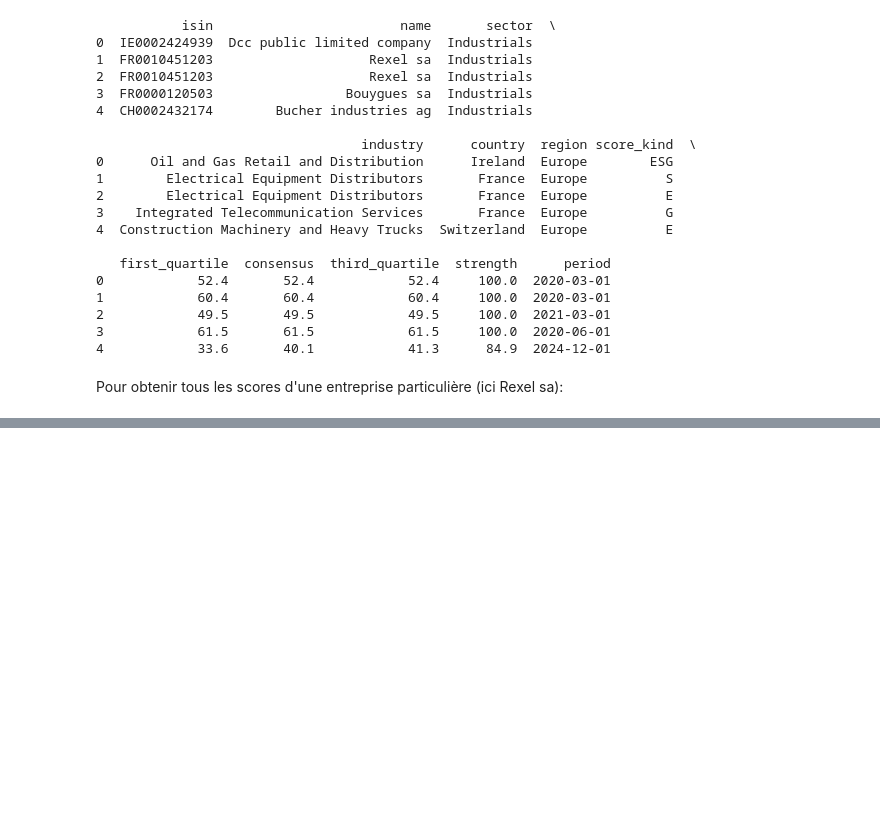
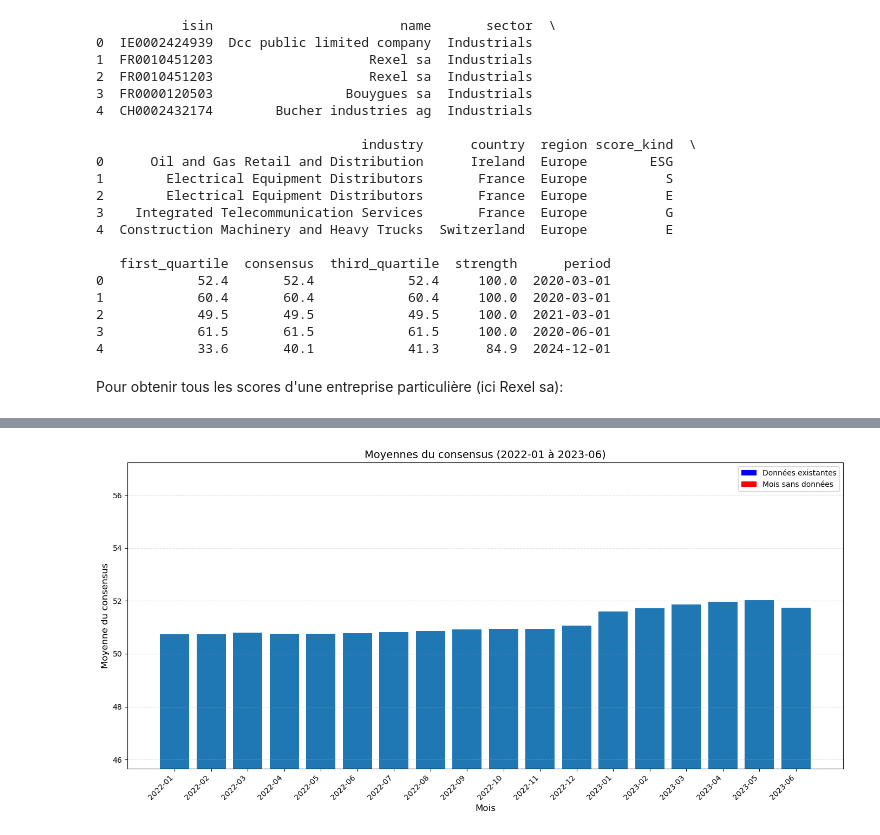
Before and after one commit to VictorienMarette/Statapp_Valuco, a Jupyter notebook: entrepriseinteret.ipynb, the cells around one changed output, grey strips where cells are left out. Saved outputs shown, nothing was run; the diff lists cells and outputs as text; code cells hidden in the pictures; blank space fills up the shorter version.

```diff
--- a/entrepriseinteret.ipynb
+++ b/entrepriseinteret.ipynb
@@ -41,0 +154,32 @@ result = get_company_data(company)
+# %%
+df['period'] = pd.to_datetime(df['period'])
+period_start = '2022-01'
+period_end = '2023-06'
+
+# Création de l'échelle temporelle complète
+full_months = pd.period_range(start=period_start, end=period_end, freq='M')
+
+# Calcul des moyennes avec tous les mois forcés
+moyennes = (
+    df.groupby(df['period'].dt.to_period('M'))['consensus']
+    .mean()
+    .reindex(full_months)
+)
+plt.figure(figsize=(14, 7))
+plt.bar(moyennes.index.astype(str), moyennes.fillna(0))
+plt.title(f"Moyennes du consensus ({period_start} à {period_end})", fontsize=14)
+plt.xlabel("Mois", fontsize=12)
+plt.ylabel("Moyenne du consensus", fontsize=12)
+plt.xticks(rotation=45, ha='right')
+plt.legend(handles=legend_elements)
+plt.axhline(0, color='black', linewidth=0.8)
+if not moyennes.isna().all():
+    y_min = moyennes.min() * 0.9 if moyennes.min() > 0 else moyennes.min() * 1.1
+    y_max = moyennes.max() * 1.1 if moyennes.max() > 0 else moyennes.max() * 0.9
+    plt.ylim(y_min, y_max)
+
+plt.grid(axis='y', linestyle='--', alpha=0.4)
+plt.tight_layout()
+plt.show()
+# %% [output]
+[figure, added]
```
Also changed, not shown: parts of 12 cells of this notebook.
